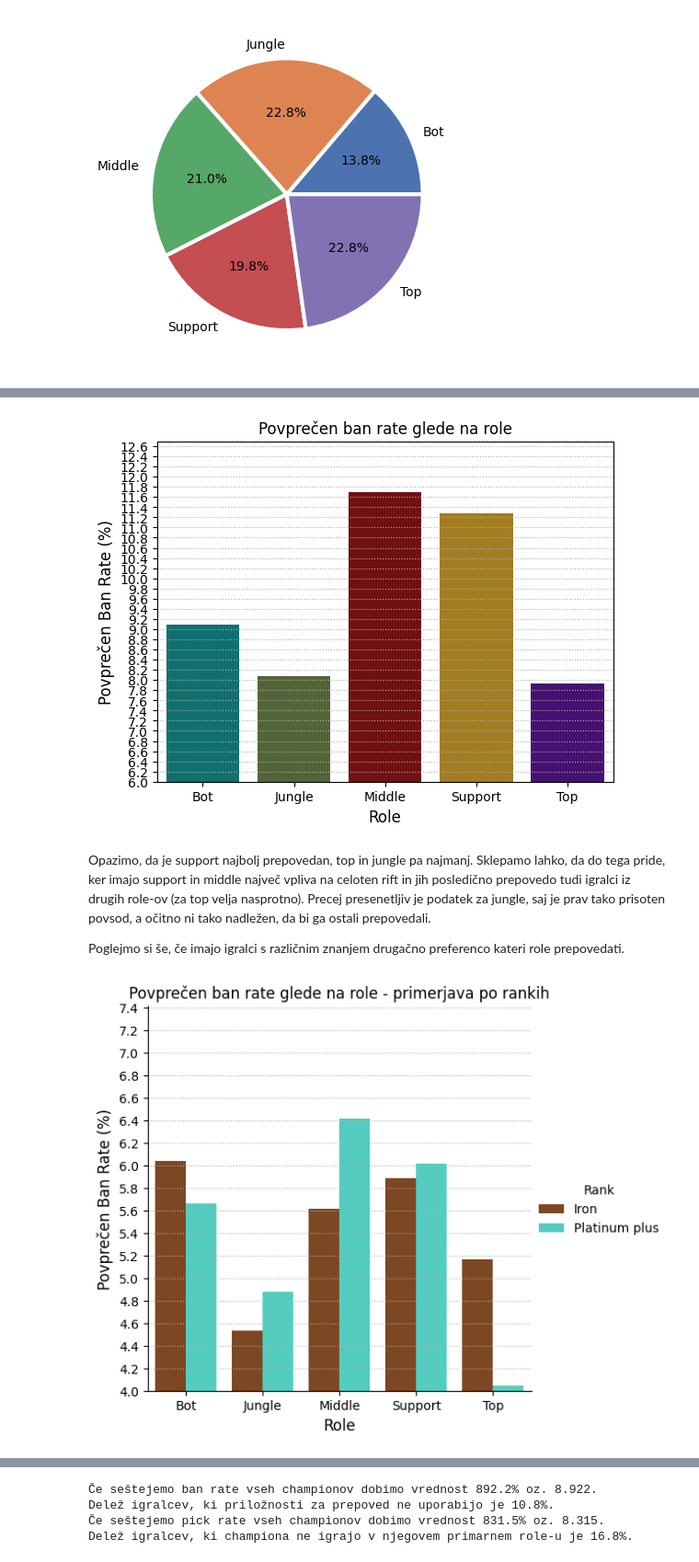
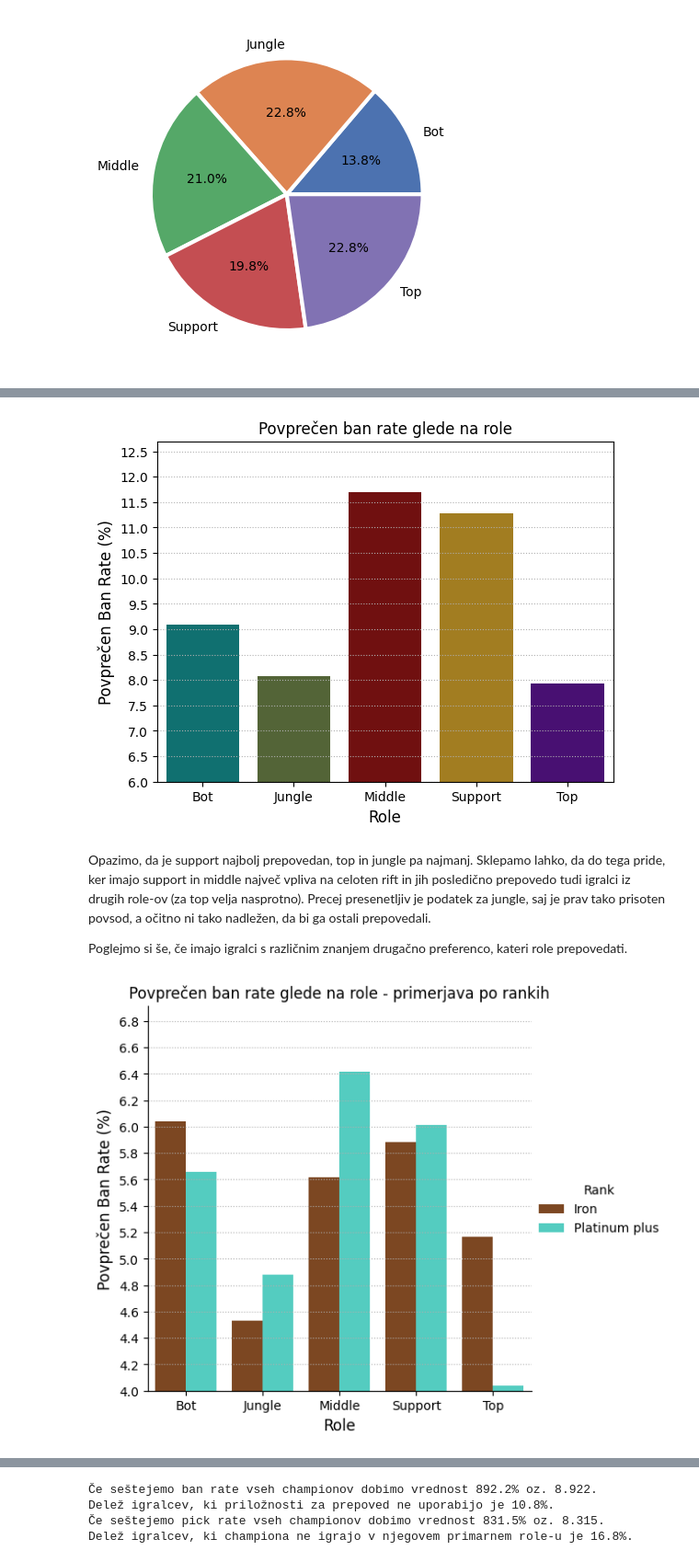
Before and after one commit to lovroklinc/Projektna_naloga, a Jupyter notebook: analiza_podatkov.ipynb, the cells around one changed output, grey strips where cells are left out. Shown: that part at 92% size. Cells and saved outputs as stored; diff of their text form; code cells hidden in the pictures.

```diff
--- a/analiza_podatkov.ipynb
+++ b/analiza_podatkov.ipynb
@@ -125,33 +125,33 @@ plt.title('Povprečen ban rate glede na role')
 plt.xlabel('Role', size = 12)
 plt.ylabel('Povprečen Ban Rate (%)', size = 12)
 plt.ylim(podatki_roleb['Ban Rate (%)'].min() - 1, podatki_roleb['Ban Rate (%)'].max() + 1)
-plt.yticks(np.arange(int(podatki_roleb['Ban Rate (%)'].min()) - 1, podatki_roleb['Ban Rate (%)'].max() + 1, 0.2))
+plt.yticks(np.arange(int(podatki_roleb['Ban Rate (%)'].min()) - 1, podatki_roleb['Ban Rate (%)'].max() + 1, 0.5))
 plt.grid(True, axis = 'y', linestyle = 'dotted')
 plt.show()
 # %% [output]
-[figure, old version]
+[figure, new version]
 # %% [markdown]
 Opazimo, da je support najbolj prepovedan, top in jungle pa najmanj. Sklepamo lahko, da do tega pride, ker imajo support in middle največ vpliva na celoten rift in jih posledično prepovedo tudi igralci iz drugih role-ov (za top velja nasprotno). Precej presenetljiv je podatek za jungle, saj je prav tako prisoten povsod, a očitno ni tako nadležen, da bi ga ostali prepovedali.
 
-Poglejmo si še, če imajo igralci s različnim znanjem drugačno preferenco kateri role prepovedati.
+Poglejmo si še, če imajo igralci s različnim znanjem drugačno preferenco, kateri role prepovedati.
 # %%
 vsi_championi_platplus = pd.read_csv('../podatki/csv/platinum_plus.csv')
 vsi_championi_iron = pd.read_csv('../podatki/csv/iron.csv')
 vsi_championi_platplus_groupedrole = pd.read_csv('../podatki/csv/platinum_plus.csv').groupby('Role')['Ban Rate (%)'].mean().reset_index()
 vsi_championi_iron_groupedrole  = pd.read_csv('../podatki/csv/iron.csv').groupby('Role')['Ban Rate (%)'].mean().reset_index()
 vsi_championi_platplus_groupedrole ['Rank'] = 'Platinum plus'
 vsi_championi_iron_groupedrole ['Rank'] = 'Iron'
 primerjava_platplus_iron = pd.concat([vsi_championi_iron_groupedrole , vsi_championi_platplus_groupedrole])
 sns.catplot(x='Role', y='Ban Rate (%)', hue='Rank', data=primerjava_platplus_iron, palette=['saddlebrown', 'turquoise'], kind='bar')
 plt.title('Povprečen ban rate glede na role - primerjava po rankih')
 plt.xlabel('Role', size = 12)
 plt.ylabel('Povprečen Ban Rate (%)', size = 12)
-plt.ylim(primerjava_platplus_iron['Ban Rate (%)'].min(), primerjava_platplus_iron['Ban Rate (%)'].max() + 1)
-plt.yticks(np.arange(int(primerjava_platplus_iron['Ban Rate (%)'].min()), primerjava_platplus_iron['Ban Rate (%)'].max() + 1, 0.2))
+plt.ylim(primerjava_platplus_iron['Ban Rate (%)'].min(), primerjava_platplus_iron['Ban Rate (%)'].max() + 0.5)
+plt.yticks(np.arange(int(primerjava_platplus_iron['Ban Rate (%)'].min()), primerjava_platplus_iron['Ban Rate (%)'].max() + 0.5, 0.2))
 plt.grid(True, axis = 'y', linestyle = 'dotted')
 plt.show()
 # %% [output]
-[figure, old version]
+[figure, new version]
 # %% [markdown]
 Največjo razliko v prepovedih opazimo pri top in middle. Platinum plus igralci (najboljši rank) prioritizirajo prepovedi championov, ki imajo na igro velik vpliv s svojo prisotnostjo, zato večkrat prepovedo tudi jungle, iron igralci pa se osredotočajo na champione, ki imajo velik vpliv na igro zaradi svoje moči in ne prisotnosti (bot in top sta namreč lahko zelo močna, če sta nekontrolirana, nista pa tako prisotna povsod).
 
```
Also changed, not shown: parts of 14 cells of this notebook.
